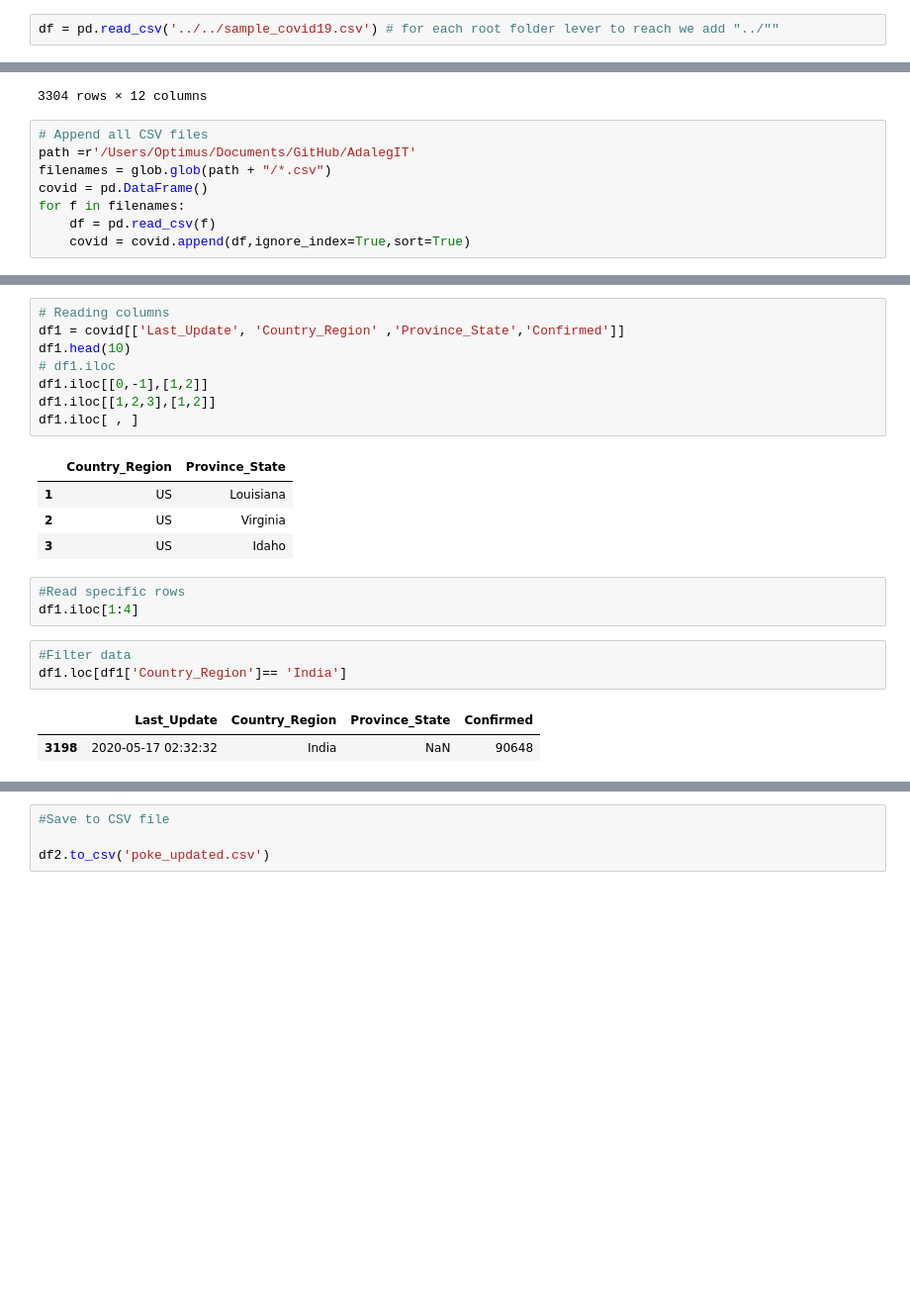
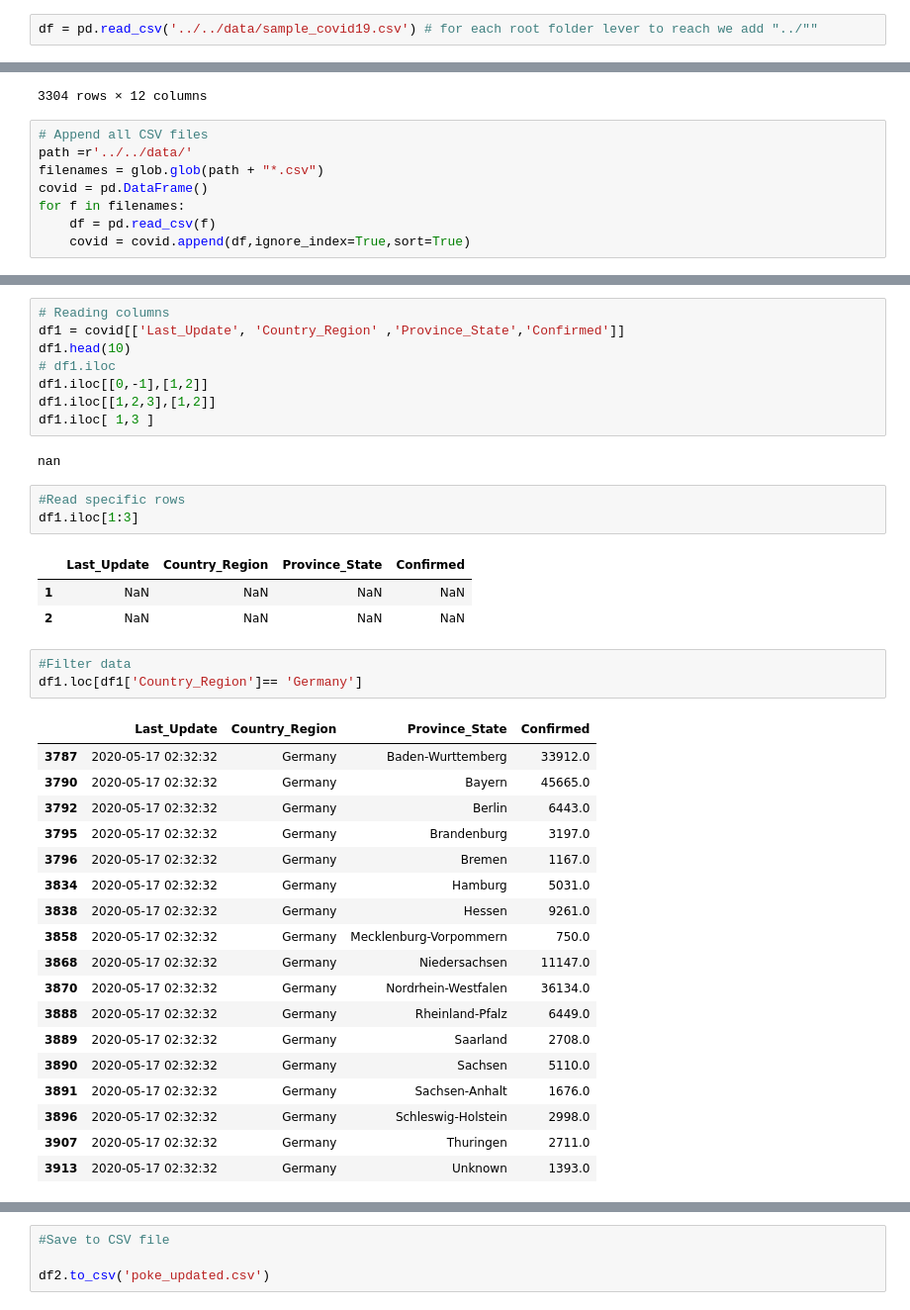
Before and after one commit to abbasmalekpour/AdalegIT, a Jupyter notebook: notebooks/03-Pandas/02-pandas.ipynb, the cells around one changed output, grey strips where cells are left out. Shown at 99% size. Saved outputs shown, nothing was run; the diff lists cells and outputs as text; blank space fills up the shorter version.

```diff
--- a/notebooks/03-Pandas/02-pandas.ipynb
+++ b/notebooks/03-Pandas/02-pandas.ipynb
@@ -90,7 +90,7 @@ pd.merge(daf1, daf2, on='id', how='right')
 # %%
 import pandas as pd
 # %%
-df = pd.read_csv('../../sample_covid19.csv') # for each root folder lever to reach we add "../""
+df = pd.read_csv('../../data/sample_covid19.csv') # for each root folder lever to reach we add "../""
 # %%
 df
 # %% [output]
@@ -109,8 +109,8 @@ df
 3304 rows × 12 columns
 # %%
 # Append all CSV files
-path =r'/Users/Optimus/Documents/GitHub/AdalegIT'
-filenames = glob.glob(path + "/*.csv")
+path =r'../../data/'
+filenames = glob.glob(path + "*.csv")
 covid = pd.DataFrame()
 for f in filenames:
     df = pd.read_csv(f)
@@ -157,18 +156,35 @@ df1.head(10)
 # df1.iloc
 df1.iloc[[0,-1],[1,2]]
 df1.iloc[[1,2,3],[1,2]]
-df1.iloc[ , ]
+df1.iloc[ 1,3 ]
 # %% [output]
-|  | Country_Region | Province_State |
-| 1 | US | Louisiana |
-| 2 | US | Virginia |
-| 3 | US | Idaho |
+nan
 # %%
 #Read specific rows
-df1.iloc[1:4]
+df1.iloc[1:3]
+# %% [output]
+|  | Last_Update | Country_Region | Province_State | Confirmed |
+| 1 | NaN | NaN | NaN | NaN |
+| 2 | NaN | NaN | NaN | NaN |
 # %%
 #Filter data
-df1.loc[df1['Country_Region']== 'India']
+df1.loc[df1['Country_Region']== 'Germany']
 # %% [output]
 |  | Last_Update | Country_Region | Province_State | Confirmed |
-| 3198 | 2020-05-17 02:32:32 | India | NaN | 90648 |
+| 3787 | 2020-05-17 02:32:32 | Germany | Baden-Wurttemberg | 33912.0 |
+| 3790 | 2020-05-17 02:32:32 | Germany | Bayern | 45665.0 |
+| 3792 | 2020-05-17 02:32:32 | Germany | Berlin | 6443.0 |
+| 3795 | 2020-05-17 02:32:32 | Germany | Brandenburg | 3197.0 |
+| 3796 | 2020-05-17 02:32:32 | Germany | Bremen | 1167.0 |
+| 3834 | 2020-05-17 02:32:32 | Germany | Hamburg | 5031.0 |
+| 3838 | 2020-05-17 02:32:32 | Germany | Hessen | 9261.0 |
+| 3858 | 2020-05-17 02:32:32 | Germany | Mecklenburg-Vorpommern | 750.0 |
+| 3868 | 2020-05-17 02:32:32 | Germany | Niedersachsen | 11147.0 |
+| 3870 | 2020-05-17 02:32:32 | Germany | Nordrhein-Westfalen | 36134.0 |
+| 3888 | 2020-05-17 02:32:32 | Germany | Rheinland-Pfalz | 6449.0 |
+| 3889 | 2020-05-17 02:32:32 | Germany | Saarland | 2708.0 |
+| 3890 | 2020-05-17 02:32:32 | Germany | Sachsen | 5110.0 |
+| 3891 | 2020-05-17 02:32:32 | Germany | Sachsen-Anhalt | 1676.0 |
+| 3896 | 2020-05-17 02:32:32 | Germany | Schleswig-Holstein | 2998.0 |
+| 3907 | 2020-05-17 02:32:32 | Germany | Thuringen | 2711.0 |
+| 3913 | 2020-05-17 02:32:32 | Germany | Unknown | 1393.0 |
```
Also changed, not shown: parts of 20 cells of this notebook, 4 other files.
